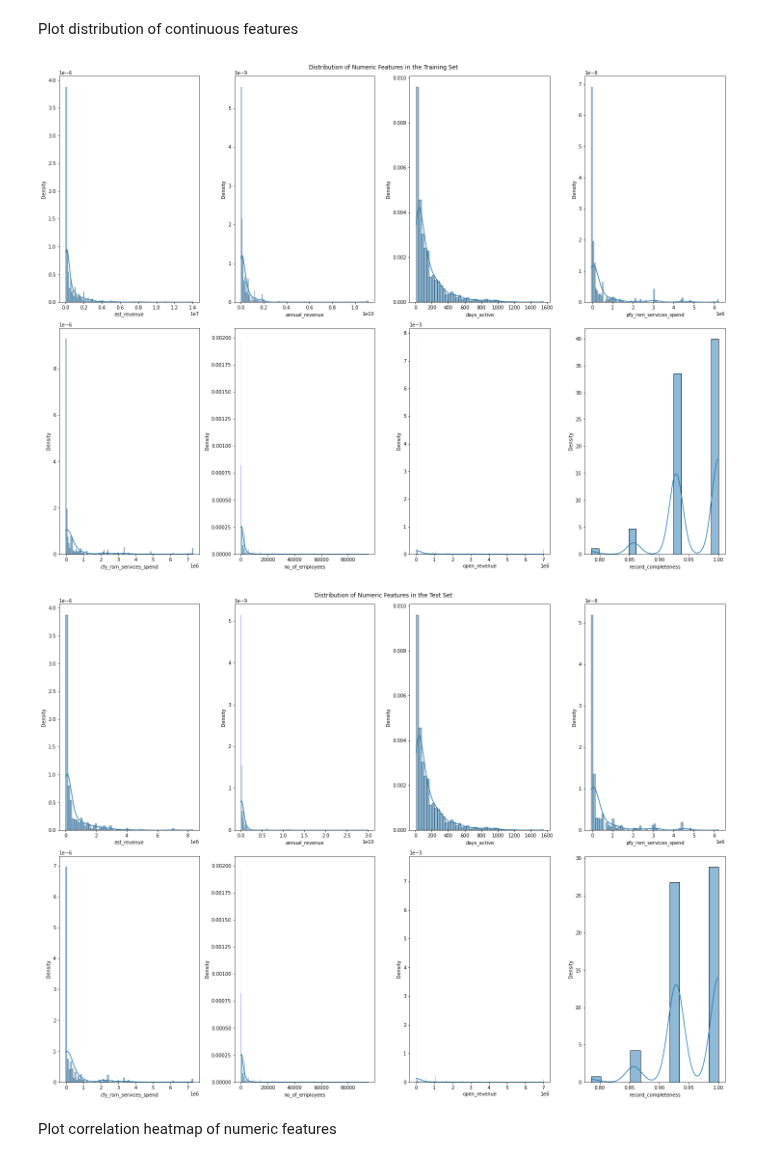
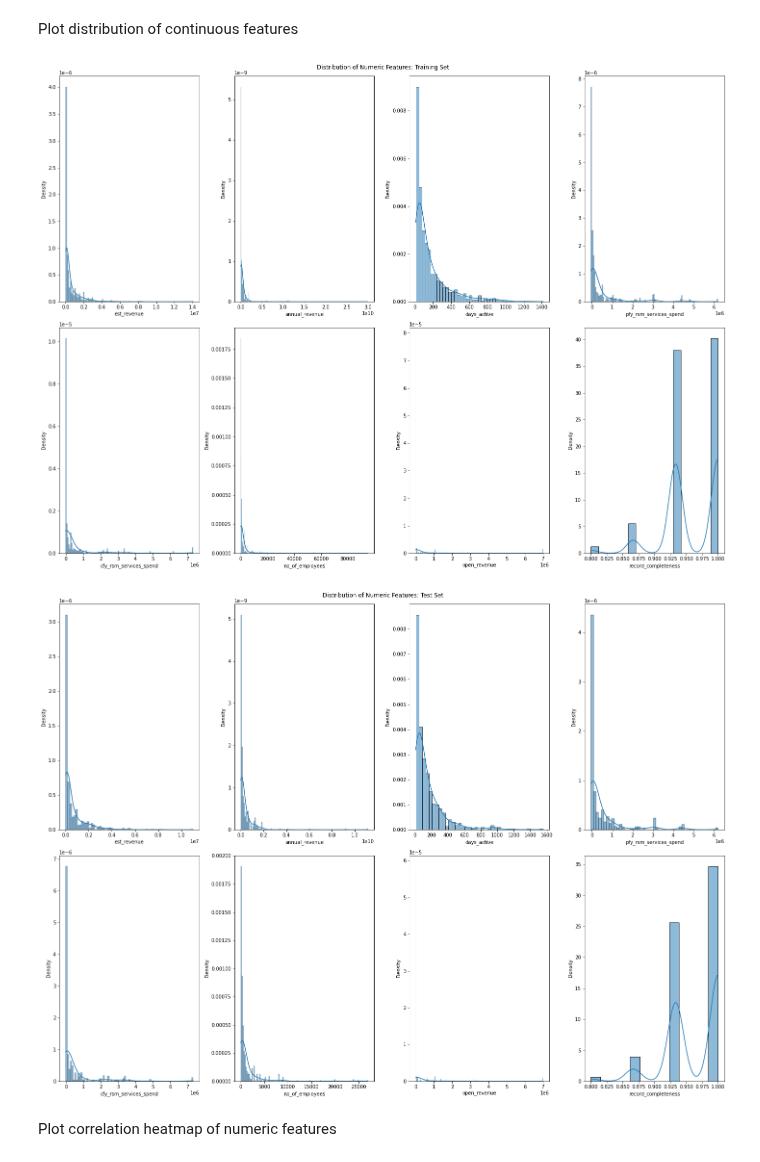
Before and after one commit to benkarabinus/nerdy_data_stuff, a Jupyter notebook: DU/COMP4448/COMP4448_Final_Project/Ben_Karabinus_COMP4448_Final_Project.ipynb, the cells around one changed output. Drawn from its saved outputs; the diff is of its cells as text; code cells hidden in the pictures.

```diff
--- a/DU/COMP4448/COMP4448_Final_Project/Ben_Karabinus_COMP4448_Final_Project.ipynb
+++ b/DU/COMP4448/COMP4448_Final_Project/Ben_Karabinus_COMP4448_Final_Project.ipynb
@@ -100,4 +97,4 @@ opportunities.set_index(['opportunity_id', 'entity_id'], inplace=True)
 # %% [markdown]
 Drop records that were active for less than 10 days
 # %%
-opportunities = opportunities[opportunities['days_active'] > 9]
+opportunities = opportunities[opportunities['days_active'] >= 10]
@@ -122,0 +132,4 @@ opportunities['record_completeness'] = opportunities['record_completeness'].appl
+# %%
+"""drop the type feature"""
+
+opportunities.drop(columns=['type'], inplace=True)
@@ -122,0 +138,2 @@ opportunities['record_completeness'] = opportunities['record_completeness'].appl
+# %%
+opportunities.drop(columns=['industry_sector'], inplace=True)
@@ -123,3 +142,5 @@ opportunities['record_completeness'] = opportunities['record_completeness'].appl
+# %%
+opportunities.drop(columns=['lead_source'], inplace=True)
 # %% [markdown]
 Check for missing data, determine the missingness mechanism
 # %%
@@ -409,30 +374,28 @@ sns.histplot(data=X_train, x='cfy_rsm_services_spend', stat='density', kde=True,
 sns.histplot(data=X_train, x='no_of_employees', stat='density', kde=True, ax=ax[1, 1])
 sns.histplot(data=X_train, x='open_revenue', stat='density', kde=True, ax=ax[1, 2])
 sns.histplot(data=X_train, x='record_completeness', stat='density', kde=True, ax=ax[1,3])
-
-#plt.ticklabel_format(style='Plain')
-fig.suptitle('Distribution of Numeric Features in the Training Set')
+fig.suptitle('Distribution of Numeric Features: Training Set')
 plt.tight_layout()
 # %% [output]
-[figure, old version]
+[figure, new version]
 # %%
 """plot the distribution numeric features in the test set"""
 
+
 fig, ax = plt.subplots(2, 4, figsize=(20, 15))
 sns.histplot(data=X_test, x='est_revenue', stat='density', kde=True, ax=ax[0, 0])
+plt.ticklabel_format(style='plain')
 sns.histplot(data=X_test, x='annual_revenue', stat='density', kde=True, ax=ax[0, 1])
-sns.histplot(data=X_train, x='days_active', stat='density', kde=True, ax=ax[0, 2])
+sns.histplot(data=X_test, x='days_active', stat='density', kde=True, ax=ax[0, 2])
 sns.histplot(data=X_test, x='pfy_rsm_services_spend', stat='density', kde=True, ax=ax[0,3])
 sns.histplot(data=X_test, x='cfy_rsm_services_spend', stat='density', kde=True, ax=ax[1, 0])
-sns.histplot(data=X_train, x='no_of_employees', stat='density', kde=True, ax=ax[1, 1])
+sns.histplot(data=X_test, x='no_of_employees', stat='density', kde=True, ax=ax[1, 1])
 sns.histplot(data=X_test, x='open_revenue', stat='density', kde=True, ax=ax[1, 2])
 sns.histplot(data=X_test, x='record_completeness', stat='density', kde=True, ax=ax[1,3])
-
-#plt.ticklabel_format(style='Plain')
-fig.suptitle('Distribution of Numeric Features in the Test Set')
+fig.suptitle('Distribution of Numeric Features: Test Set')
 plt.tight_layout()
 # %% [output]
-[figure, old version]
+[figure, new version]
 # %% [markdown]
 Plot correlation heatmap of numeric features
 # %%
```
Also changed, not shown: parts of 63 cells of this notebook.
